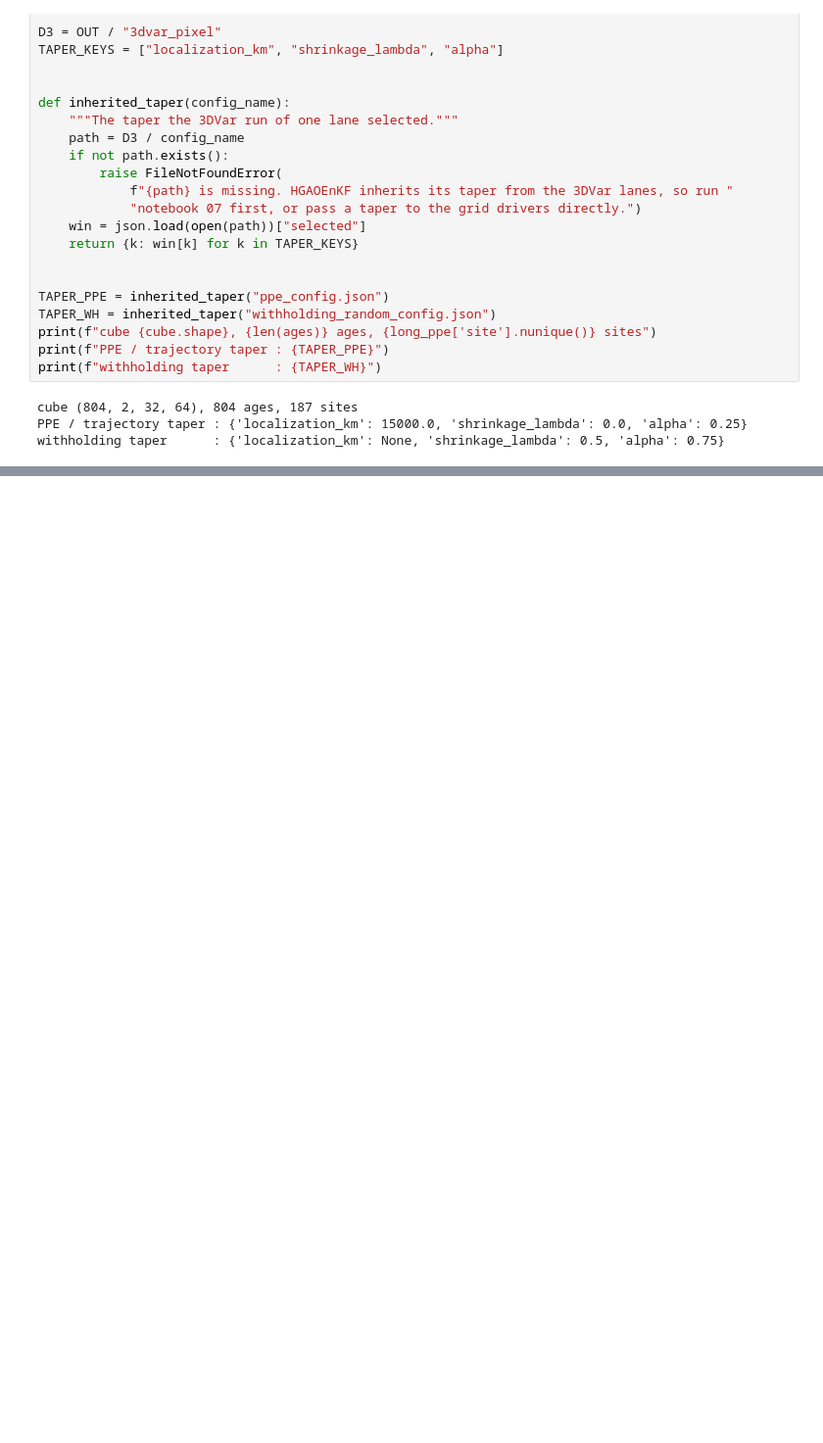
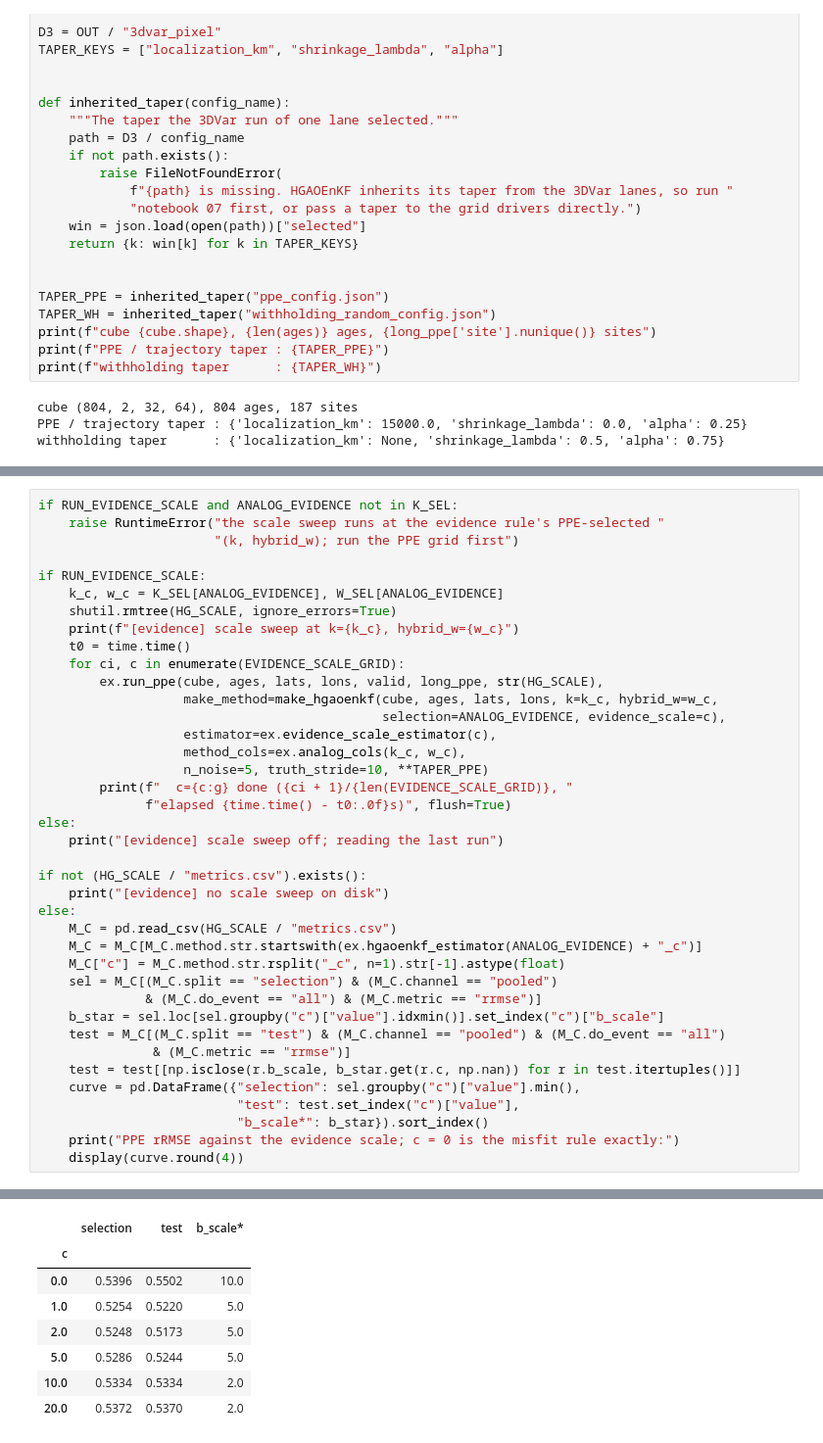
Before and after one commit to evgeni-g-georgiev/sparse_paleoclimate_field_reconstruction, a Jupyter notebook: notebooks/10_hgaoenkf.ipynb, the cells around one changed output, grey strips where cells are left out. Shown at 98% size. Drawn from its saved outputs; the diff is of its cells as text; blank space fills up the shorter version.

```diff
--- a/notebooks/10_hgaoenkf.ipynb
+++ b/notebooks/10_hgaoenkf.ipynb
@@ -523,0 +631,40 @@ Withholding test split, each variant at its own selected b_scale:
+# %%
+if RUN_EVIDENCE_SCALE and ANALOG_EVIDENCE not in K_SEL:
+    raise RuntimeError("the scale sweep runs at the evidence rule's PPE-selected "
+                       "(k, hybrid_w); run the PPE grid first")
+
+if RUN_EVIDENCE_SCALE:
+    k_c, w_c = K_SEL[ANALOG_EVIDENCE], W_SEL[ANALOG_EVIDENCE]
+    shutil.rmtree(HG_SCALE, ignore_errors=True)
+    print(f"[evidence] scale sweep at k={k_c}, hybrid_w={w_c}")
+    t0 = time.time()
+    for ci, c in enumerate(EVIDENCE_SCALE_GRID):
+        ex.run_ppe(cube, ages, lats, lons, valid, long_ppe, str(HG_SCALE),
+                   make_method=make_hgaoenkf(cube, ages, lats, lons, k=k_c, hybrid_w=w_c,
+                                             selection=ANALOG_EVIDENCE, evidence_scale=c),
+                   estimator=ex.evidence_scale_estimator(c),
+                   method_cols=ex.analog_cols(k_c, w_c),
+                   n_noise=5, truth_stride=10, **TAPER_PPE)
+        print(f"  c={c:g} done ({ci + 1}/{len(EVIDENCE_SCALE_GRID)}, "
+              f"elapsed {time.time() - t0:.0f}s)", flush=True)
+else:
+    print("[evidence] scale sweep off; reading the last run")
+
+if not (HG_SCALE / "metrics.csv").exists():
+    print("[evidence] no scale sweep on disk")
+else:
+    M_C = pd.read_csv(HG_SCALE / "metrics.csv")
+    M_C = M_C[M_C.method.str.startswith(ex.hgaoenkf_estimator(ANALOG_EVIDENCE) + "_c")]
+    M_C["c"] = M_C.method.str.rsplit("_c", n=1).str[-1].astype(float)
+    sel = M_C[(M_C.split == "selection") & (M_C.channel == "pooled")
+              & (M_C.do_event == "all") & (M_C.metric == "rrmse")]
+    b_star = sel.loc[sel.groupby("c")["value"].idxmin()].set_index("c")["b_scale"]
+    test = M_C[(M_C.split == "test") & (M_C.channel == "pooled") & (M_C.do_event == "all")
+               & (M_C.metric == "rrmse")]
+    test = test[[np.isclose(r.b_scale, b_star.get(r.c, np.nan)) for r in test.itertuples()]]
+    curve = pd.DataFrame({"selection": sel.groupby("c")["value"].min(),
+                          "test": test.set_index("c")["value"],
+                          "b_scale*": b_star}).sort_index()
+    print("PPE rRMSE against the evidence scale; c = 0 is the misfit rule exactly:")
+    display(curve.round(4))
+# %% [output]
@@ -524,3 +679,11 @@ Withholding test split, each variant at its own selected b_scale:
+|  | selection | test | b_scale* |
+| c |  |  |  |
+| 0.0 | 0.5396 | 0.5502 | 10.0 |
+| 1.0 | 0.5254 | 0.5220 | 5.0 |
+| 2.0 | 0.5248 | 0.5173 | 5.0 |
+| 5.0 | 0.5286 | 0.5244 | 5.0 |
+| 10.0 | 0.5334 | 0.5334 | 2.0 |
+| 20.0 | 0.5372 | 0.5370 | 2.0 |
 # %% [markdown]
 ## Reading
 
```
Also changed, not shown: parts of 18 cells of this notebook.
